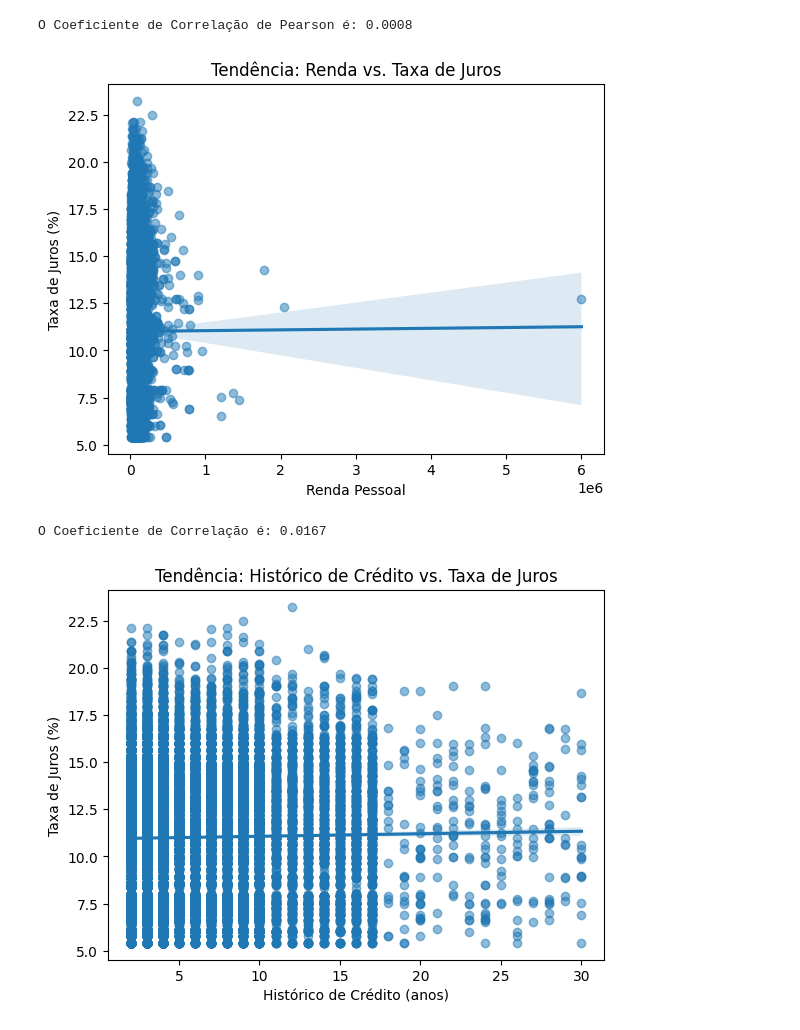
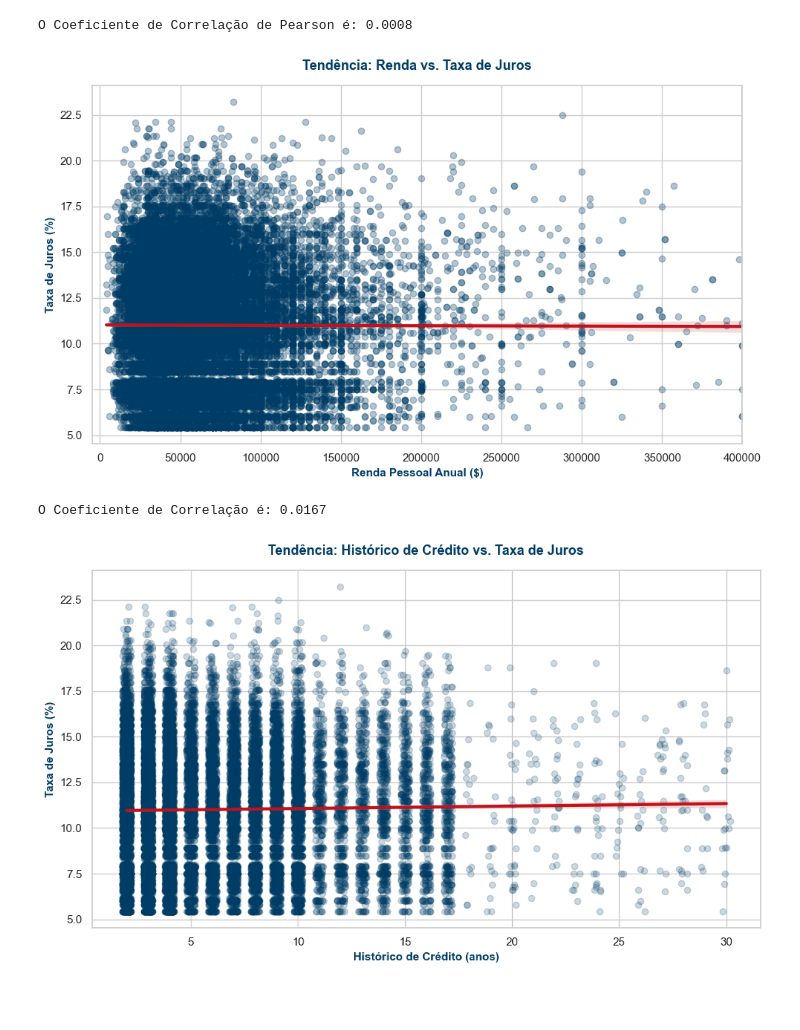
Before and after one commit to marcosaraujoCL/projeto-aplicado-inclusao-financeira, a Jupyter notebook: notebooks/AED.ipynb, the cells around one changed output. Saved outputs shown, nothing was run; the diff lists cells and outputs as text; code cells hidden in the pictures; blank space fills up the shorter version.

```diff
--- a/notebooks/AED.ipynb
+++ b/notebooks/AED.ipynb
@@ -24,3 +24,20 @@ count   29465.000000  32581.000000         32581.000000
 50%                      4.000000
 75%                      8.000000
 max                     30.000000
+# %%
+# --- ANÁLISE DE CORRELAÇÃO: Situação atual (Loan status) vs. Problema financeiros anteriores (cb_person_default_on_file) ---
+#  O coeficiente varia de -1 a 1 e indica a força da relação linear entre Situação atual e Problema financeiros anteriores:
+
+# 1. Próximo de -1 (Correlação Negativa Forte):
+#  Indica que possivelmente quanto mais problemas financeiros anteriores (cb_person_default_on_file = 'Y'), menor a probabilidade de um status de empréstimo positivo.
+
+# 2. Próximo de 0 (Correlação Linear Fraca ou Ausente):
+#  Indica que possivelmentenão há uma relação linear relevante entre as variáveis.
+# Nesse caso, os problemas financeiros anteriores não influenciam significativamente o status do empréstimo.
+
+# 3. Próximo de 1 (Correlação Positiva Forte):
+#  Indica que possivelmente quanto mais problemas financeiros anteriores (cb_person_default_on_file = 'Y'), maior a probabilidade de um status de empréstimo negativo.
+
+df['cb_person_default_on_file_num'] = df['cb_person_default_on_file'].map({'Y':1,'N':0})
+correlação_situação_vs_problemas = df['loan_status'].corr(df['cb_person_default_on_file_num'])
+print(f"O Coeficiente de Correlação é: {correlação_situação_vs_problemas:.4f}")
@@ -98,13 +144,34 @@ print(f"O Coeficiente de Correlação é: {correlacao_renda_pessoal:.4f}")
 O Coeficiente de Correlação de Pearson é: 0.0008
 # %%
 # Gráfico de Tendência: Renda vs. Juros
-sns.regplot(data=df, x='person_income', y='loan_int_rate', scatter_kws={'alpha':0.5})
-plt.title('Tendência: Renda vs. Taxa de Juros')
-plt.xlabel('Renda Pessoal')
-plt.ylabel('Taxa de Juros (%)')
+
+# Configurar o tema de fundo do Seaborn para um visual limpo
+sns.set_theme(style="whitegrid")
+plt.figure(figsize=(10, 6))
+
+# Filtramos temporariamente a exibição para rendas até $400.000 para remover o efeito de distorção da análise do outlier de $6M
+df_visual = df[df['person_income'] <= 400000]
+
+# Criar o gráfico de dispersão com linha de tendência (regressão linear) para mostrar a relação entre renda pessoal e taxa de juros
+sns.regplot(
+    data=df_visual,
+    x='person_income',
+    y='loan_int_rate',
+    scatter_kws={'alpha': 0.3, 'color': '#003D66'}, # Pontos em Azul Marinho com transparência
+    line_kws={'color': '#C11119', 'linewidth': 3}   # Linha de tendência em Vermelho destacado
+)
+
+# Configurações de títulos e eixos estruturados para o Storytelling
+plt.title('Tendência: Renda vs. Taxa de Juros', fontsize=13, fontweight='bold', color='#003D66', pad=15)
+plt.xlabel('Renda Pessoal Anual ($)', fontsize=11, fontweight='bold', color='#003D66')
+plt.ylabel('Taxa de Juros (%)', fontsize=11, fontweight='bold', color='#003D66')
+
+# Ajustar os limites para o gráfico ficar perfeitamente enquadrado
+plt.xlim(-5000, 400000)
+plt.tight_layout()
 plt.show()
 # %% [output]
-[figure, old version]
+[figure, new version]
 # %%
 # --- ANÁLISE DE CORRELAÇÃO: HISTÓRICO DE CRÉDITO vs. TAXA DE JUROS ---
 # O Coeficiente de Pearson avalia a relação linear entre o histórico de crédito e a taxa de juros:
@@ -130,10 +193,28 @@ print(f"O Coeficiente de Correlação é: {correlacao_tempo_credito:.4f}")
 O Coeficiente de Correlação é: 0.0167
 # %%
 # Gráfico de Tendência: Histórico de Crédito vs. Juros
-sns.regplot(data=df, x='cb_person_cred_hist_length', y='loan_int_rate', scatter_kws={'alpha':0.5})
-plt.title('Tendência: Histórico de Crédito vs. Taxa de Juros')
-plt.xlabel('Histórico de Crédito (anos)')
-plt.ylabel('Taxa de Juros (%)')
+
+# Configurar o tema de fundo do Seaborn para manter a padronização limpa
+sns.set_theme(style="whitegrid")
+plt.figure(figsize=(10, 6))
+
+# Adicionamos 'x_jitter=0.2' para suavizar as colunas rígidas de pontos e melhorar a percepção de densidade
+sns.regplot(
+    data=df,
+    x='cb_person_cred_hist_length',
+    y='loan_int_rate',
+    x_jitter=0.2,                                   # Afasta levemente os pontos para os lados, removendo o visual em barras
+    scatter_kws={'alpha': 0.2, 'color': '#003D66'}, # Pontos em Azul Marinho com transparência suave
+    line_kws={'color': '#C11119', 'linewidth': 3}   # Linha de tendência em Vermelho destacado
+)
+
+# Configurações de títulos e eixos estruturados para o Storytelling
+plt.title('Tendência: Histórico de Crédito vs. Taxa de Juros', fontsize=13, fontweight='bold', color='#003D66', pad=15)
+plt.xlabel('Histórico de Crédito (anos)', fontsize=11, fontweight='bold', color='#003D66')
+plt.ylabel('Taxa de Juros (%)', fontsize=11, fontweight='bold', color='#003D66')
+
+# Ajustar as margens para o enquadramento perfeito no slide
+plt.tight_layout()
 plt.show()
 # %% [output]
-[figure, old version]
+[figure, new version]
```
Also changed, not shown: parts of 7 cells of this notebook.
